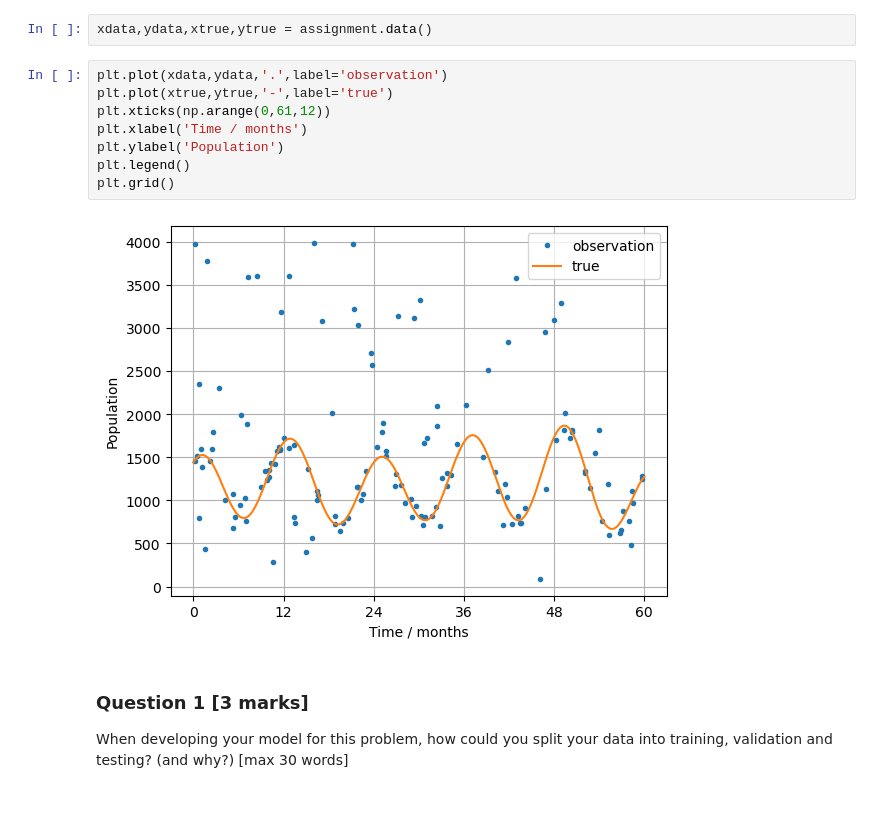
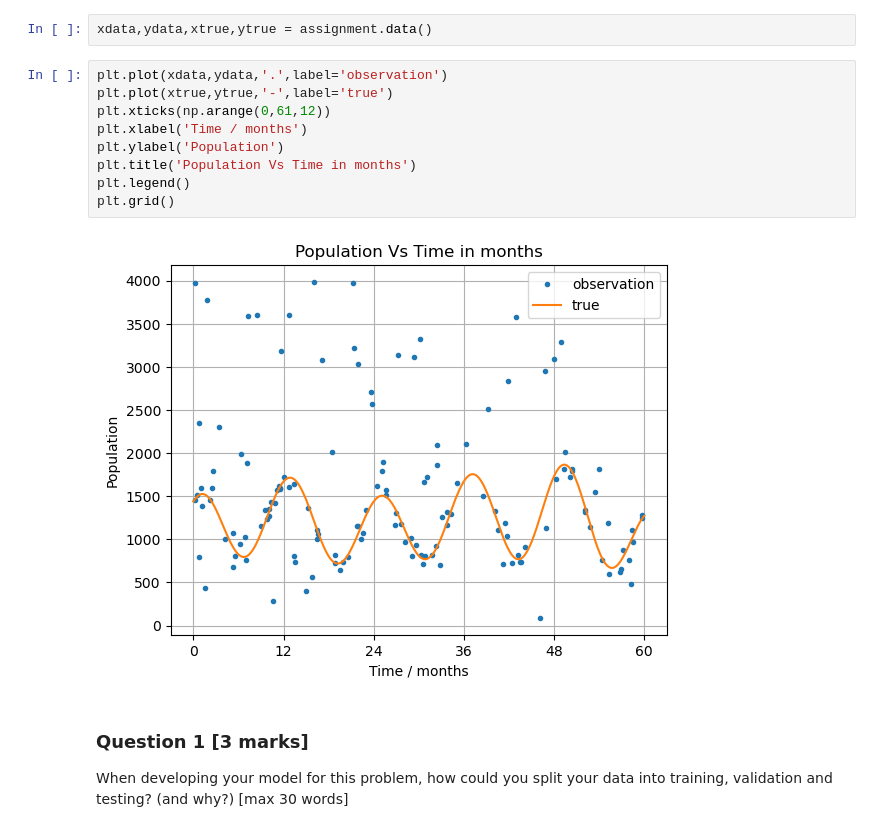
Before and after one commit to adhirajbane13/Uni_Sheffield_Module_Work, a Jupyter notebook: ML-and-AI/Assignment/assignment_ACS23AB.ipynb, the cells around one changed output. Cells and saved outputs as stored; diff of their text form; blank space fills up the shorter version.

```diff
--- a/ML-and-AI/Assignment/assignment_ACS23AB.ipynb
+++ b/ML-and-AI/Assignment/assignment_ACS23AB.ipynb
@@ -91,13 +91,14 @@ xdata,ydata,xtrue,ytrue = assignment.data()
 # %%
 plt.plot(xdata,ydata,'.',label='observation')
 plt.plot(xtrue,ytrue,'-',label='true')
 plt.xticks(np.arange(0,61,12))
 plt.xlabel('Time / months')
 plt.ylabel('Population')
+plt.title('Population Vs Time in months')
 plt.legend()
 plt.grid()
 # %% [output]
-[figure, old version]
+[figure, new version]
 # %% [markdown]
 ### Question 1 [3 marks]
 
```
Also changed, not shown: parts of 8 cells of this notebook, 4 other files.
